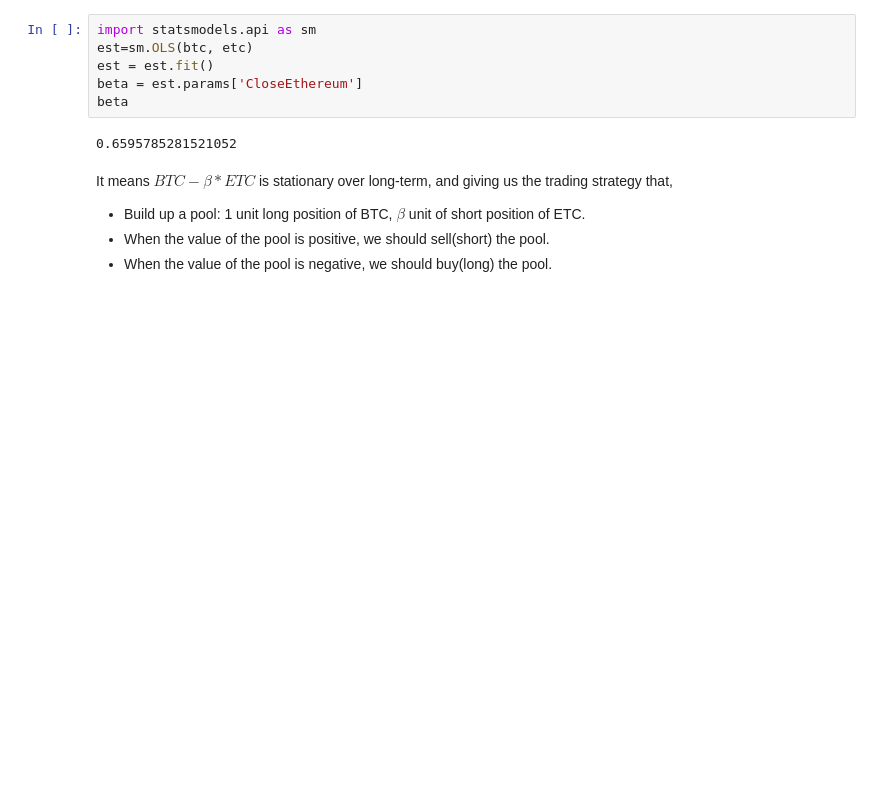
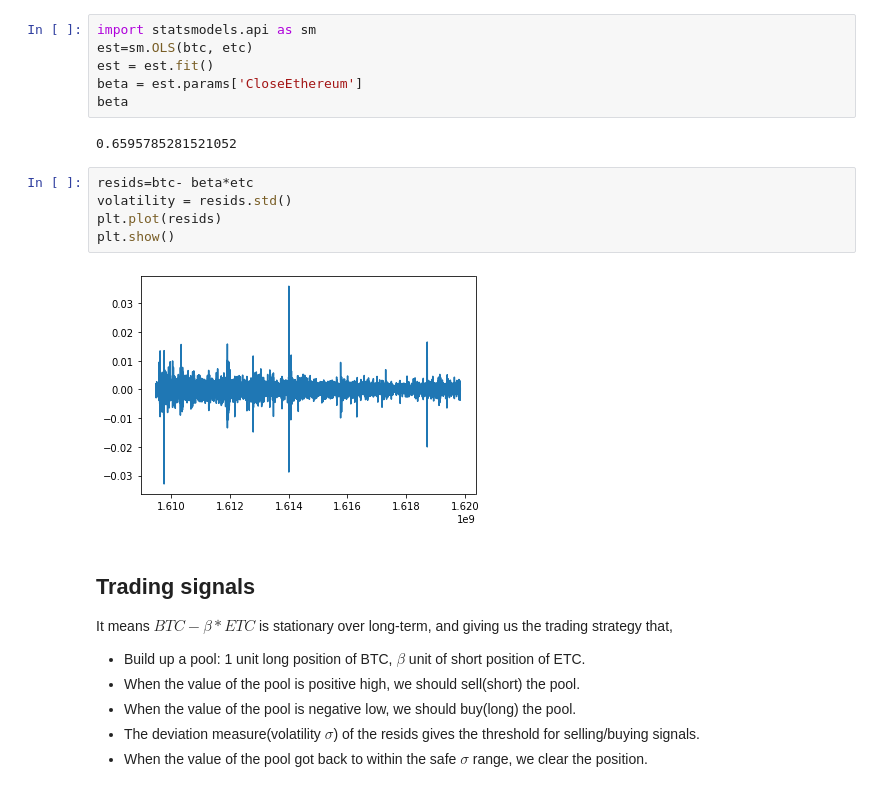
Before and after one commit to 123mitnik/Crypto_Forecasting_kaggle, a Jupyter notebook: cointegration_strategy.ipynb, the cells around one changed output. Drawn from its saved outputs; the diff is of its cells as text; blank space fills up the shorter version.

Commit message:
add cointeg signals

```diff
--- a/cointegration_strategy.ipynb
+++ b/cointegration_strategy.ipynb
@@ -84,8 +88,19 @@ beta = est.params['CloseEthereum']
 beta
 # %% [output]
 0.6595785281521052
+# %%
+resids=btc- beta*etc
+volatility = resids.std()
+plt.plot(resids)
+plt.show()
+# %% [output]
+[figure, added]
 # %% [markdown]
+## Trading signals
+
 It means $BTC - \beta* ETC$ is stationary over long-term, and giving us the trading strategy that,
 - Build up a pool: 1 unit long position of BTC, $\beta$ unit of short position of ETC.
-- When the value of the pool is positive, we should sell(short) the pool.
-- When the value of the pool is negative, we should buy(long) the pool.
+- When the value of the pool is positive high, we should sell(short) the pool.
+- When the value of the pool is negative low, we should buy(long) the pool.
+- The deviation measure(volatility $\sigma$) of the resids gives the threshold for selling/buying signals.
+- When the value of the pool got back to within the safe $\sigma$ range, we clear the position.
```
Also changed, not shown: parts of 6 cells of this notebook.
